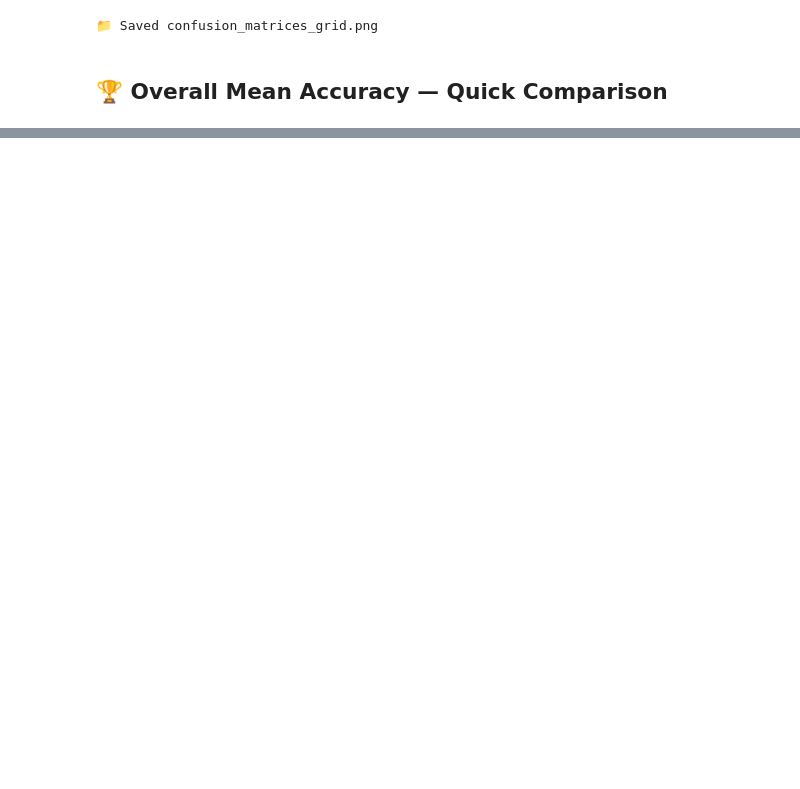
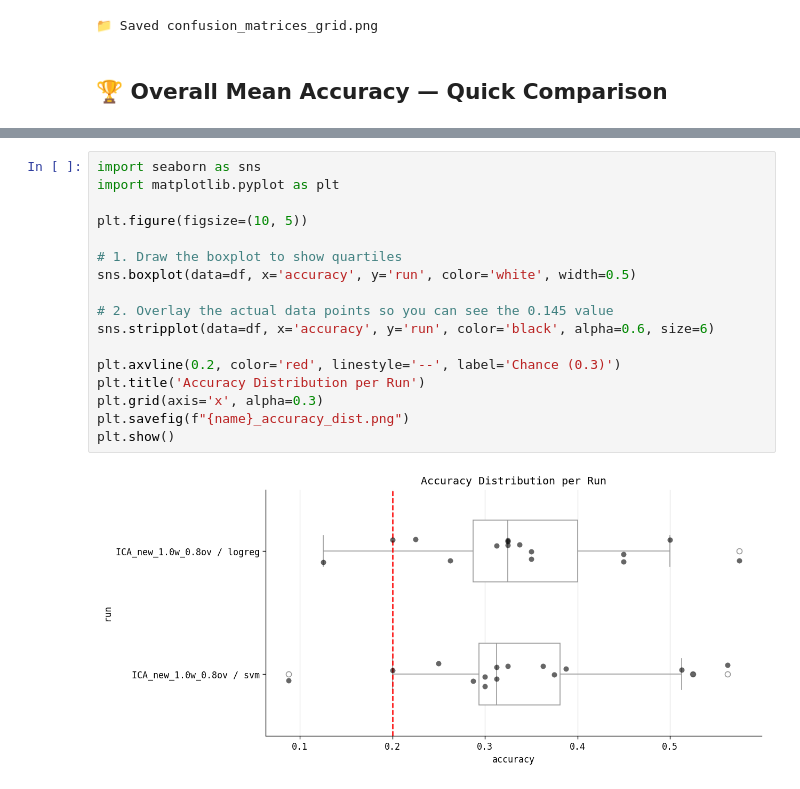
Before and after one commit to kavinfidel/VM_EEG, a Jupyter notebook: eeg_sweep.ipynb, the cells around one changed output, grey strips where cells are left out. Drawn from its saved outputs; the diff is of its cells as text; blank space fills up the shorter version.

```diff
--- a/eeg_sweep.ipynb
+++ b/eeg_sweep.ipynb
@@ -423 +422,20 @@ print('📁 Saved f1_per_class.png')
 📁 Saved f1_per_class.png
+# %%
+import seaborn as sns
+import matplotlib.pyplot as plt
+
+plt.figure(figsize=(10, 5))
+
+# 1. Draw the boxplot to show quartiles
+sns.boxplot(data=df, x='accuracy', y='run', color='white', width=0.5)
+
+# 2. Overlay the actual data points so you can see the 0.145 value
+sns.stripplot(data=df, x='accuracy', y='run', color='black', alpha=0.6, size=6)
+
+plt.axvline(0.2, color='red', linestyle='--', label='Chance (0.3)')
+plt.title('Accuracy Distribution per Run')
+plt.grid(axis='x', alpha=0.3)
+plt.savefig(f"{name}_accuracy_dist.png")
+plt.show()
+# %% [output]
+[figure, added]
```
Also changed, not shown: parts of 9 cells of this notebook, 14 other files.
